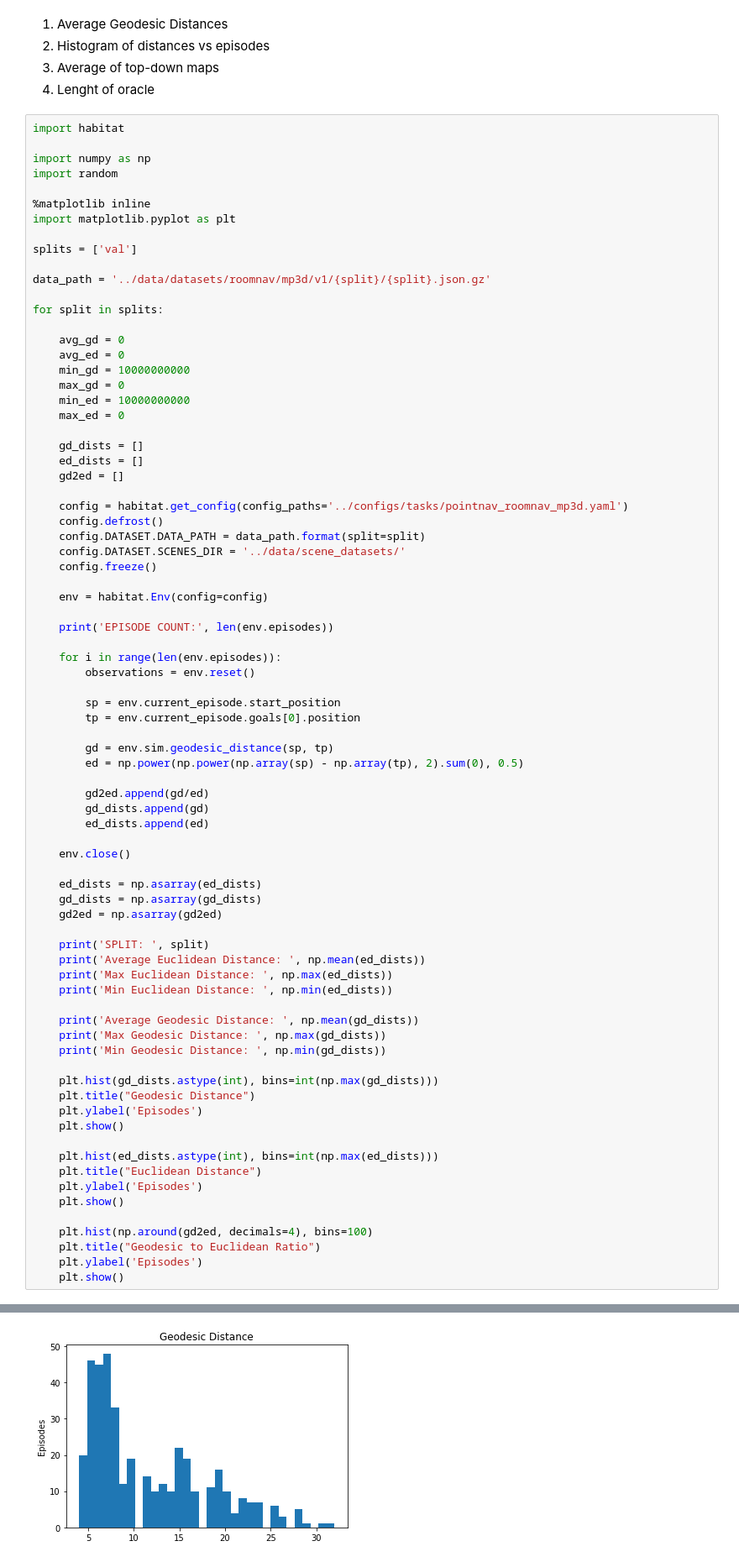
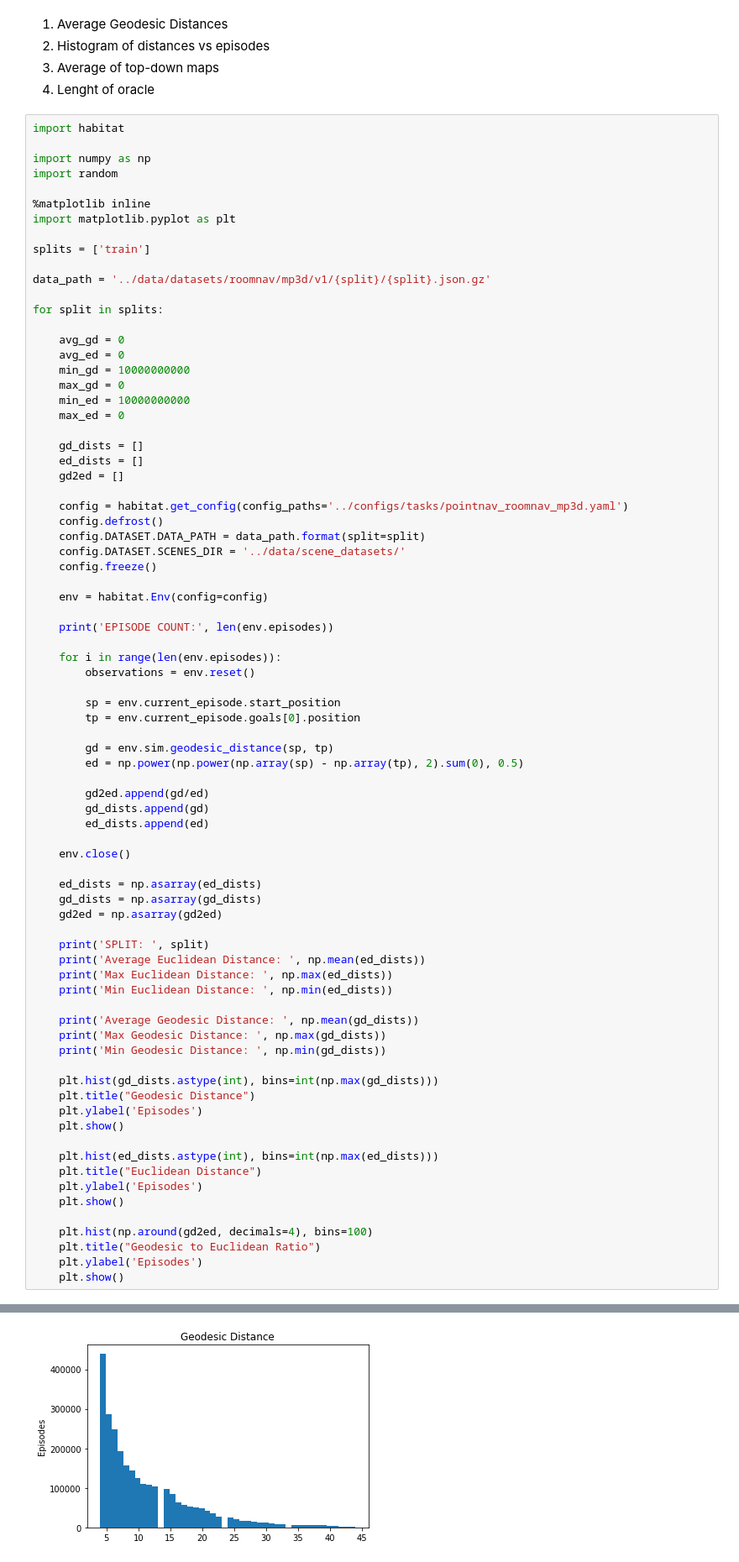
Before and after one commit to medhini/habitat-api, a Jupyter notebook: notebooks/dataset_statistics.ipynb, the cells around one changed output, grey strips where cells are left out. Shown at 84% size. Saved outputs shown, nothing was run; the diff lists cells and outputs as text.

```diff
--- a/notebooks/dataset_statistics.ipynb
+++ b/notebooks/dataset_statistics.ipynb
@@ -14,7 +14,7 @@ import random
 %matplotlib inline
 import matplotlib.pyplot as plt
 
-splits = ['val']
+splits = ['train']
 
 data_path = '../data/datasets/roomnav/mp3d/v1/{split}/{split}.json.gz'
 
@@ -101 +115 @@ Min Geodesic Distance:  4.050765037536621
-[figure, old version]
+[figure, new version]
```
Also changed, not shown: parts of 1 cell of this notebook, 5 other files.
